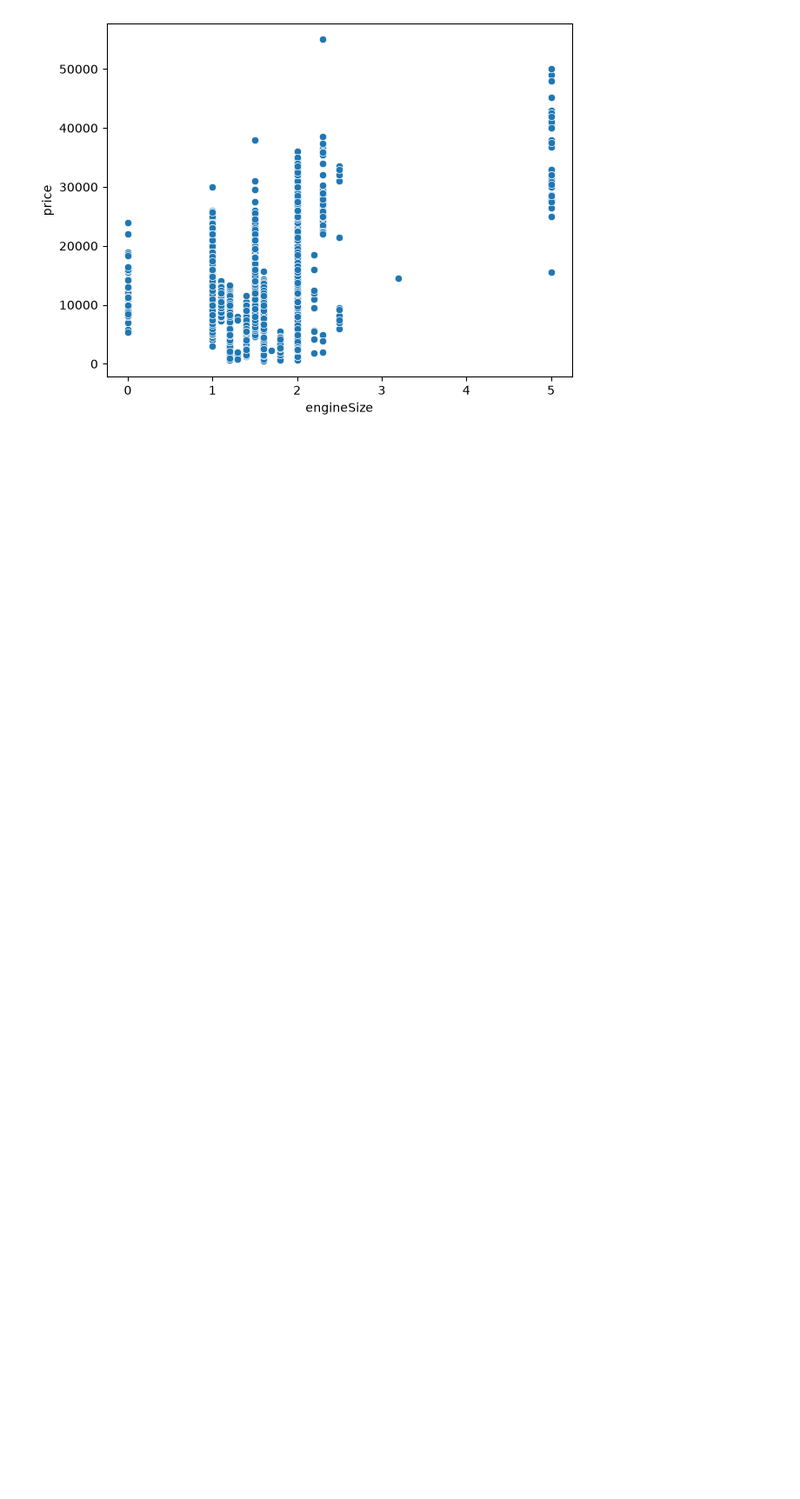
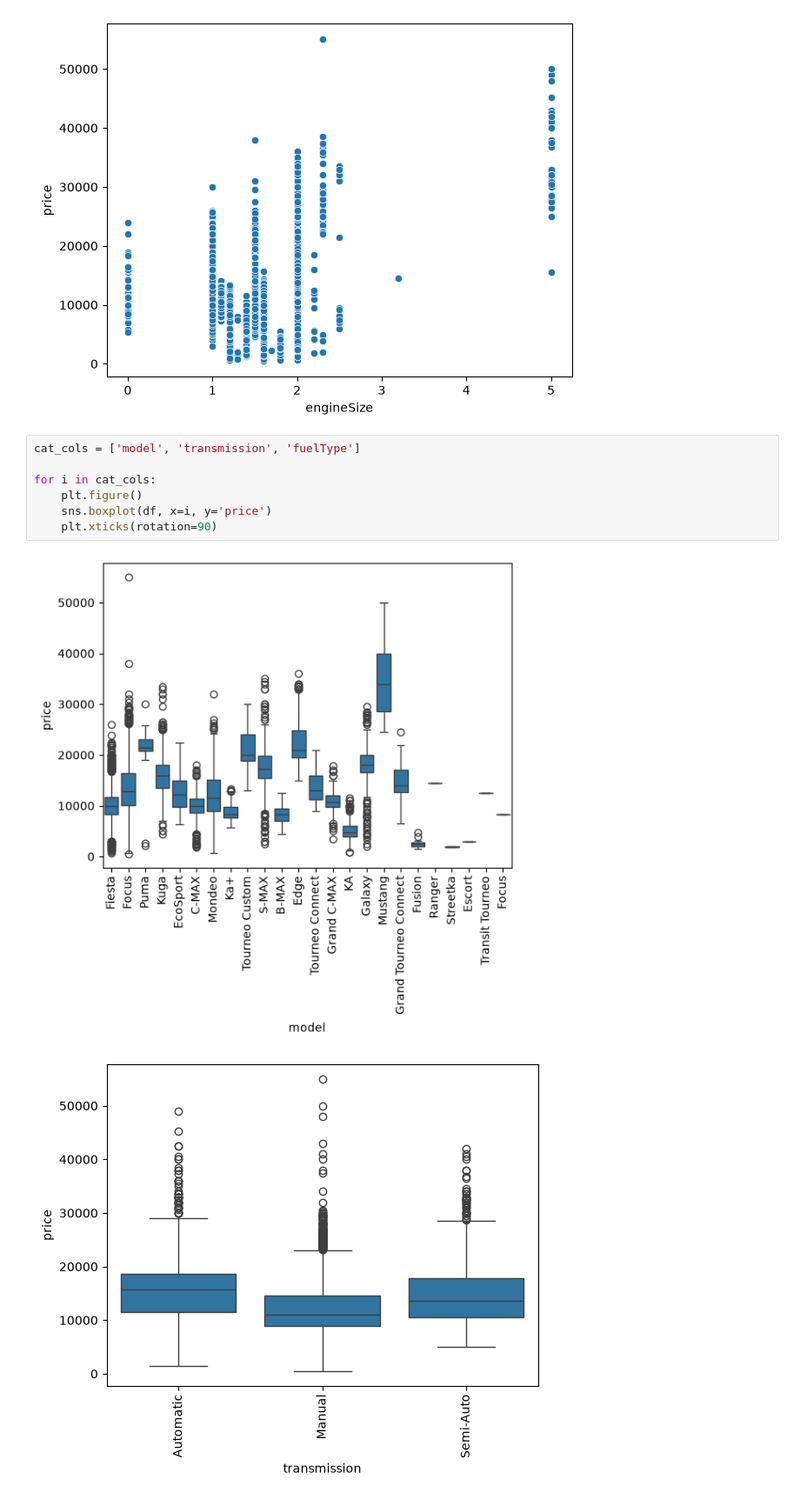
Before and after one commit to miraj-since2005/Ford-Car-Price-Prediction, a Jupyter notebook: CodeBook.ipynb, the cells around one changed output. Shown at 87% size. Cells and saved outputs as stored; diff of their text form; blank space fills up the shorter version.

```diff
--- a/CodeBook.ipynb
+++ b/CodeBook.ipynb
@@ -97,3 +97,13 @@ for i in num_cols:
 [figure]
 [figure]
 [figure]
+# %%
+cat_cols = ['model', 'transmission', 'fuelType']
+
+for i in cat_cols:
+    plt.figure()
+    sns.boxplot(df, x=i, y='price')
+    plt.xticks(rotation=90)
+# %% [output]
+[figure, added]
+[figure, added]
```
Also changed, not shown: parts of 1 cell of this notebook.
